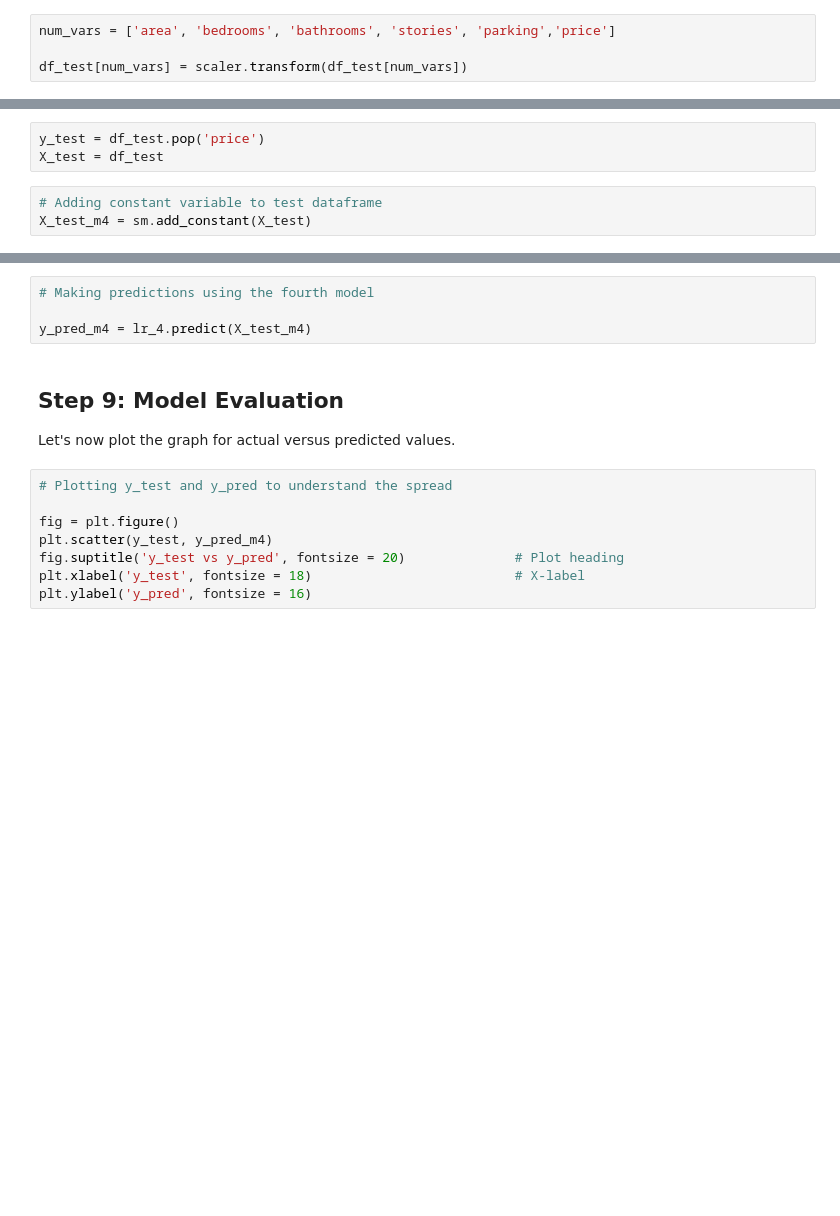
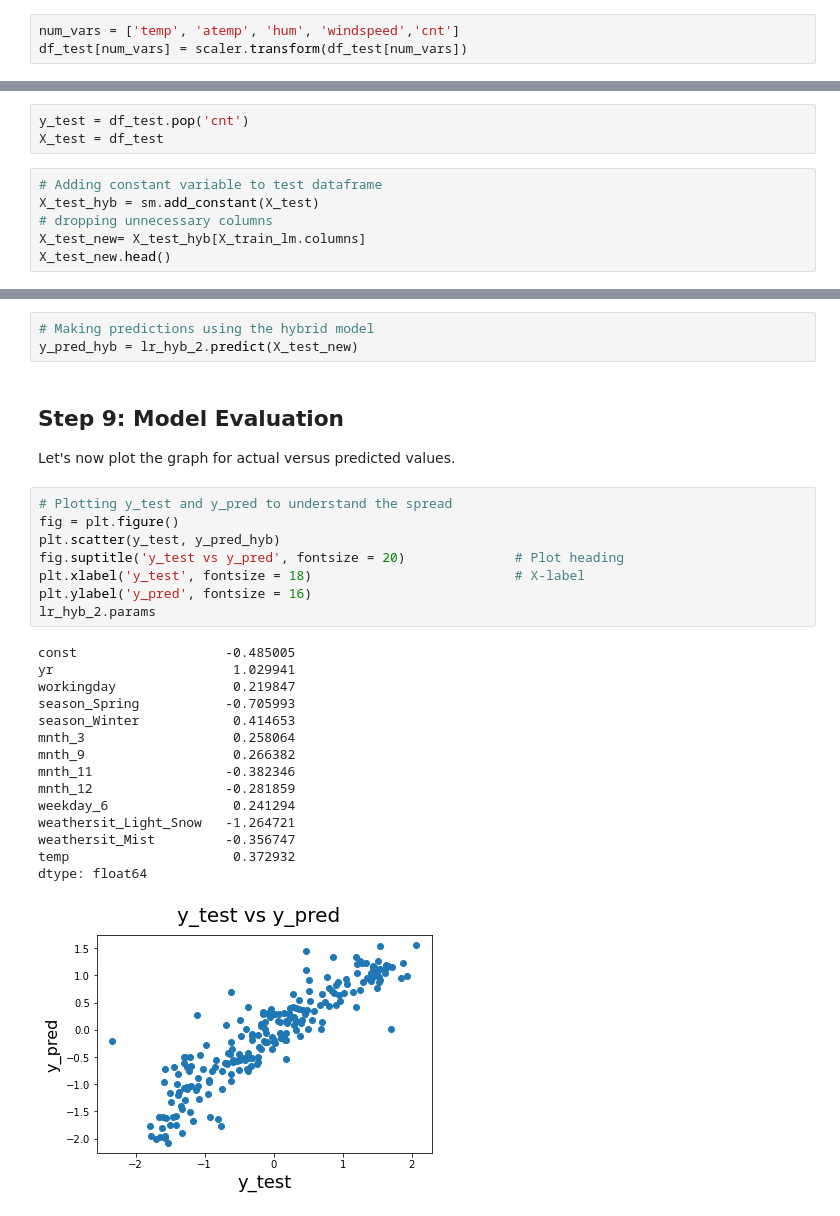
Before and after one commit to kishore-n-george/multiple-linear-regression, a Jupyter notebook: Multiple+Linear+Regression+Bike+Sharing+Case+Study.ipynb, the cells around one changed output, grey strips where cells are left out. Drawn from its saved outputs; the diff is of its cells as text; blank space fills up the shorter version.

```diff
--- a/Multiple+Linear+Regression+Bike+Sharing+Case+Study.ipynb
+++ b/Multiple+Linear+Regression+Bike+Sharing+Case+Study.ipynb
@@ -795,8 +829,7 @@ Now that we have fitted the model and checked the normality of error terms, it's
 # %% [markdown]
 #### Applying the scaling on the test sets
 # %%
-num_vars = ['area', 'bedrooms', 'bathrooms', 'stories', 'parking','price']
-
+num_vars = ['temp', 'atemp', 'hum', 'windspeed','cnt']
 df_test[num_vars] = scaler.transform(df_test[num_vars])
 # %%
 df_test.describe()
@@ -803,8 +847,11 @@ df_test.describe()
 # %% [markdown]
 #### Dividing into X_test and y_test
 # %%
-y_test = df_test.pop('price')
+y_test = df_test.pop('cnt')
 X_test = df_test
 # %%
 # Adding constant variable to test dataframe
-X_test_m4 = sm.add_constant(X_test)
+X_test_hyb = sm.add_constant(X_test)
+# dropping unnecessary columns
+X_test_new= X_test_hyb[X_train_lm.columns]
+X_test_new.head()
@@ -815,16 +872,31 @@ X_test_m4 = X_test_m4.drop(["bedrooms", "semi-furnished", "basement"], axis = 1)
 # %%
-# Making predictions using the fourth model
-
-y_pred_m4 = lr_4.predict(X_test_m4)
+# Making predictions using the hybrid model
+y_pred_hyb = lr_hyb_2.predict(X_test_new)
 # %% [markdown]
 ## Step 9: Model Evaluation
 
 Let's now plot the graph for actual versus predicted values.
 # %%
 # Plotting y_test and y_pred to understand the spread
-
 fig = plt.figure()
-plt.scatter(y_test, y_pred_m4)
+plt.scatter(y_test, y_pred_hyb)
 fig.suptitle('y_test vs y_pred', fontsize = 20)              # Plot heading
 plt.xlabel('y_test', fontsize = 18)                          # X-label
 plt.ylabel('y_pred', fontsize = 16)
+lr_hyb_2.params
+# %% [output]
+const                   -0.485005
+yr                       1.029941
+workingday               0.219847
+season_Spring           -0.705993
+season_Winter            0.414653
+mnth_3                   0.258064
+mnth_9                   0.266382
+mnth_11                 -0.382346
+mnth_12                 -0.281859
+weekday_6                0.241294
+weathersit_Light_Snow   -1.264721
+weathersit_Mist         -0.356747
+temp                     0.372932
+dtype: float64
+[figure, added]
```
Also changed, not shown: parts of 17 cells of this notebook.
